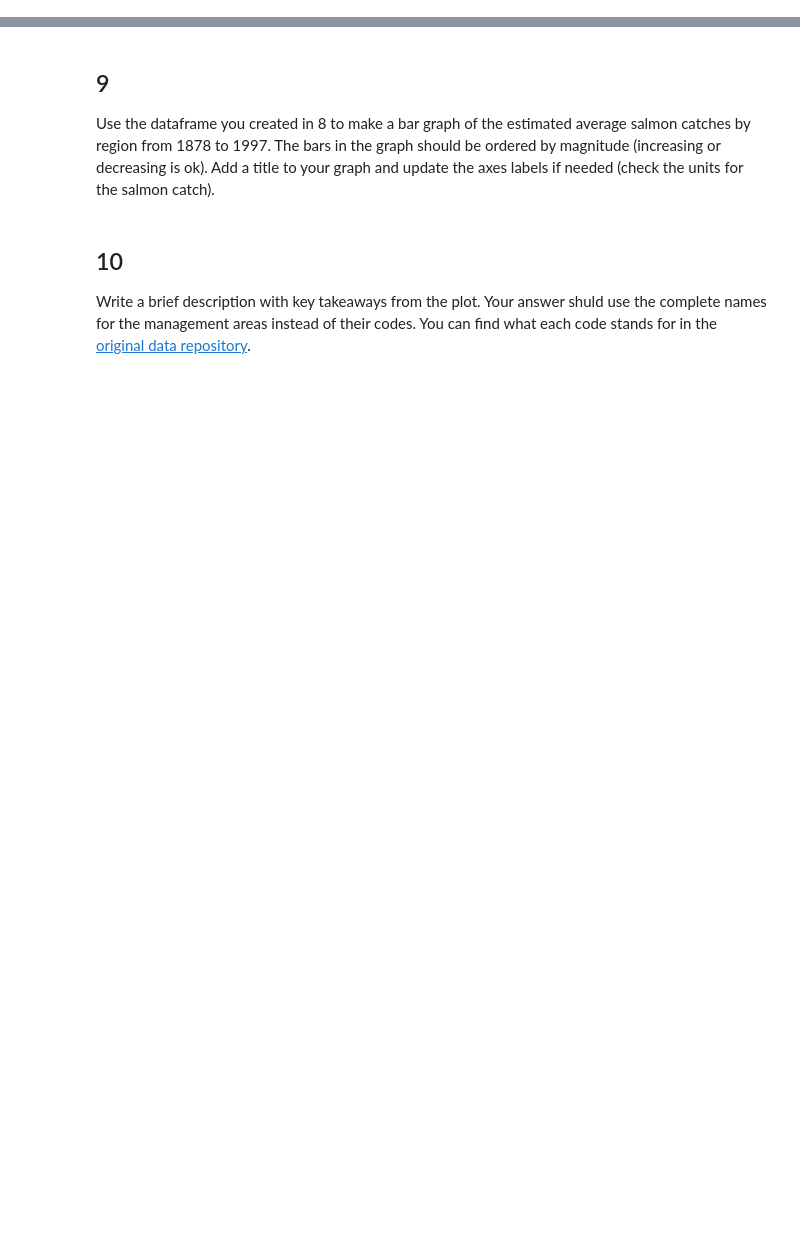
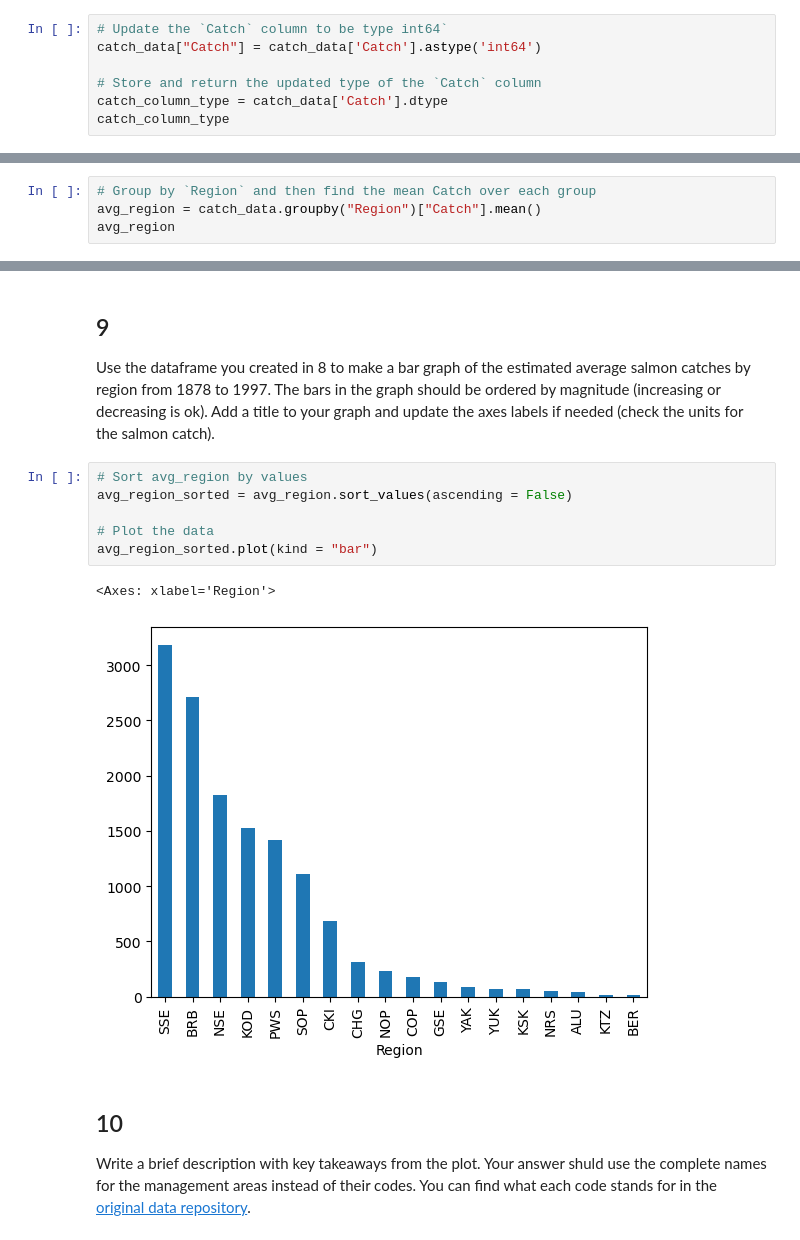
Before and after one commit to rellimylime/eds220-hwk2, a Jupyter notebook: task2/hwk2-task2-salmon.ipynb, the cells around one changed output, grey strips where cells are left out. Cells and saved outputs as stored; diff of their text form; blank space fills up the shorter version.

Commit message:
Complete figure interpretation

```diff
--- a/task2/hwk2-task2-salmon.ipynb
+++ b/task2/hwk2-task2-salmon.ipynb
@@ -234,0 +294,7 @@ catch_column_type
+# %%
+# Update the `Catch` column to be type int64`
+catch_data["Catch"] = catch_data['Catch'].astype('int64')
+
+# Store and return the updated type of the `Catch` column
+catch_column_type = catch_data['Catch'].dtype
+catch_column_type
@@ -244,0 +312,4 @@ avg_region
+# %%
+# Group by `Region` and then find the mean Catch over each group
+avg_region = catch_data.groupby("Region")["Catch"].mean()
+avg_region
@@ -252,6 +346,15 @@ grader.check("q8")
 ## 9
 
 Use the dataframe you created in 8 to make a bar graph of the estimated average salmon catches by region from 1878 to 1997. The bars in the graph should be ordered by magnitude (increasing or decreasing is ok). Add a title  to your graph and update the axes labels if needed (check the units for the salmon catch).
+# %%
+# Sort avg_region by values
+avg_region_sorted = avg_region.sort_values(ascending = False)
+
+# Plot the data
+avg_region_sorted.plot(kind = "bar")
+# %% [output]
+<Axes: xlabel='Region'>
+[figure, added]
 # %% [markdown]
 <!-- END QUESTION -->
 
```
Also changed, not shown: parts of 14 cells of this notebook.
